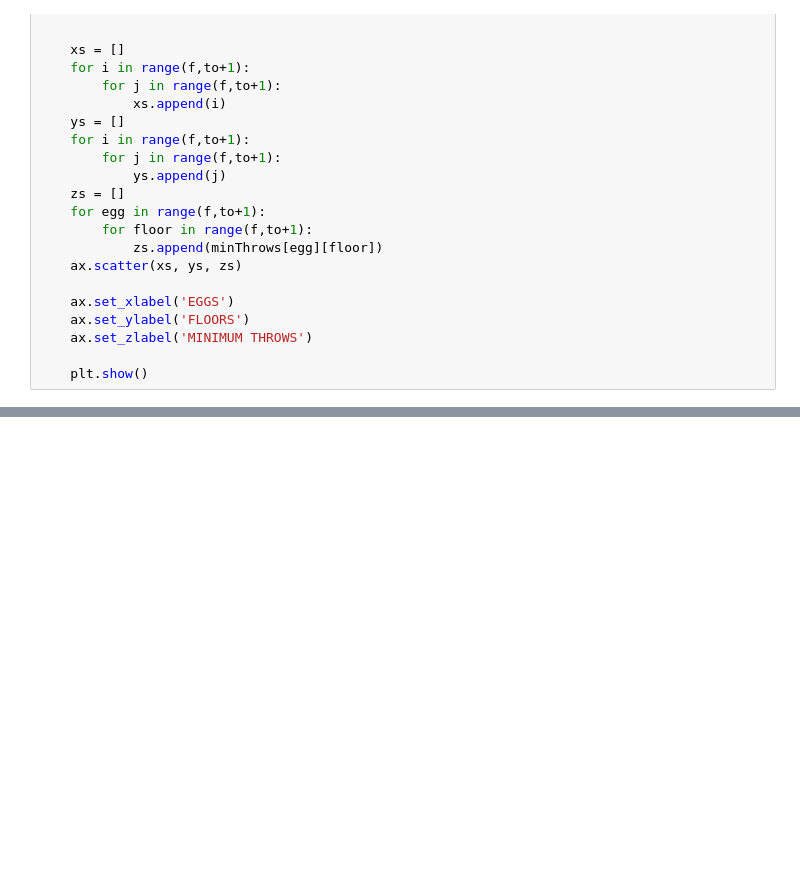
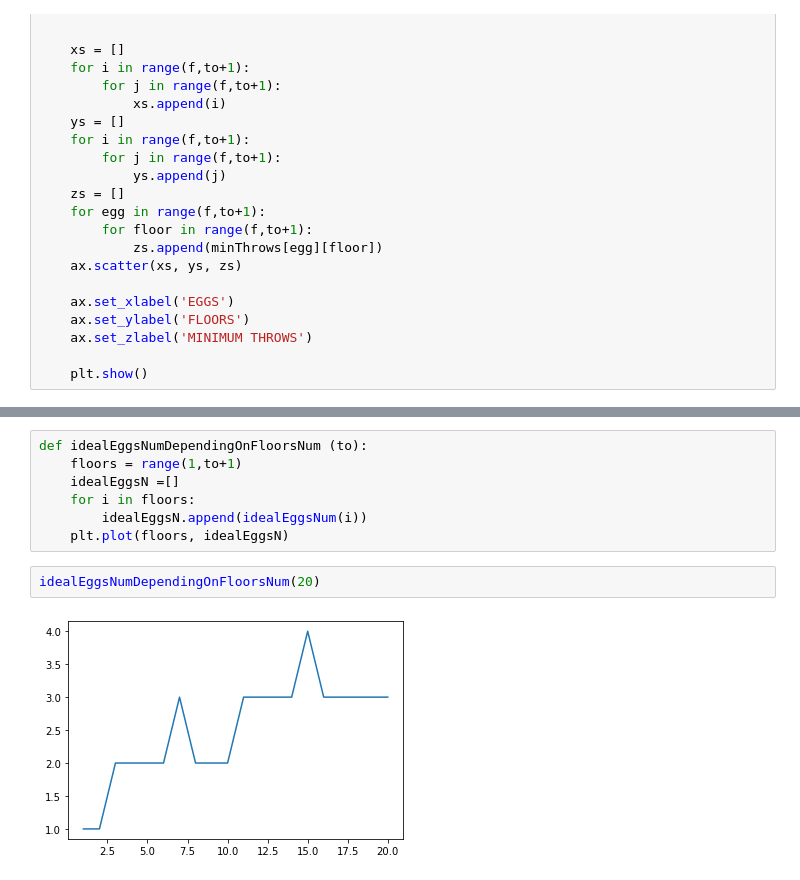
Before and after one commit to nadavhalahmi/Eggs, a Jupyter notebook: Eggs.ipynb, the cells around one changed output, grey strips where cells are left out. Drawn from its saved outputs; the diff is of its cells as text; blank space fills up the shorter version.

```diff
--- a/Eggs.ipynb
+++ b/Eggs.ipynb
@@ -95,0 +96,11 @@ print (idealEggsNum(64))
+# %%
+def idealEggsNumDependingOnFloorsNum (to):
+    floors = range(1,to+1)
+    idealEggsN =[]
+    for i in floors:
+        idealEggsN.append(idealEggsNum(i))
+    plt.plot(floors, idealEggsN)
+# %%
+idealEggsNumDependingOnFloorsNum(20)
+# %% [output]
+[figure, added]
```
Also changed, not shown: parts of 3 cells of this notebook.
